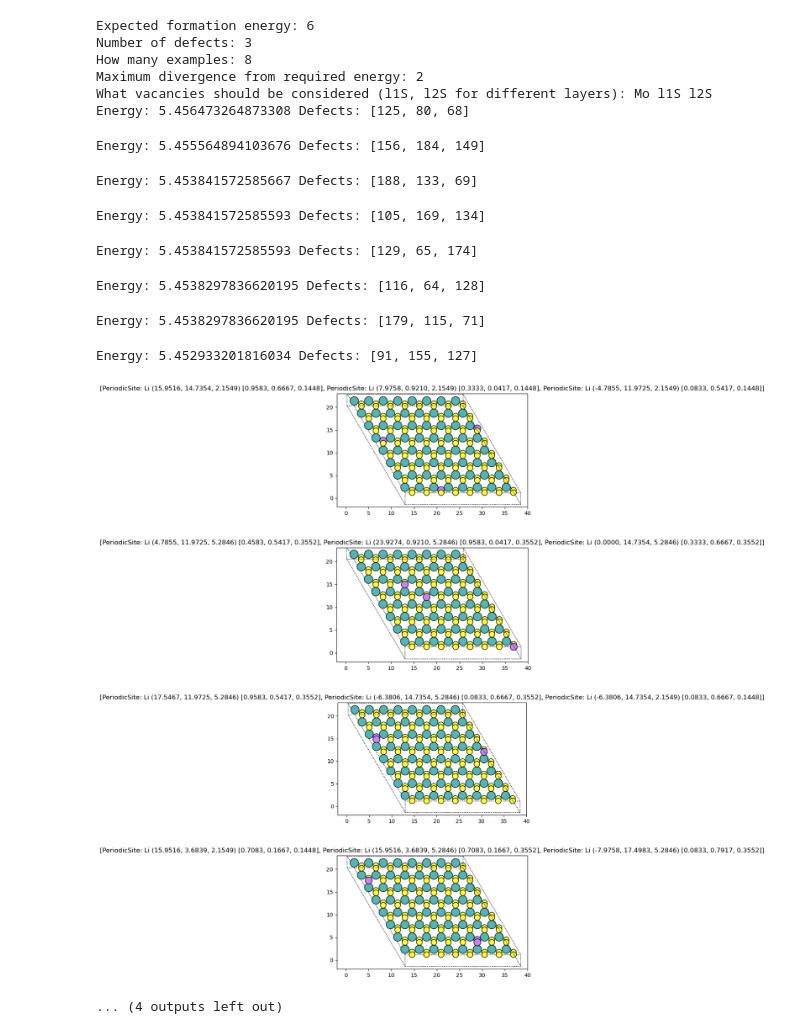
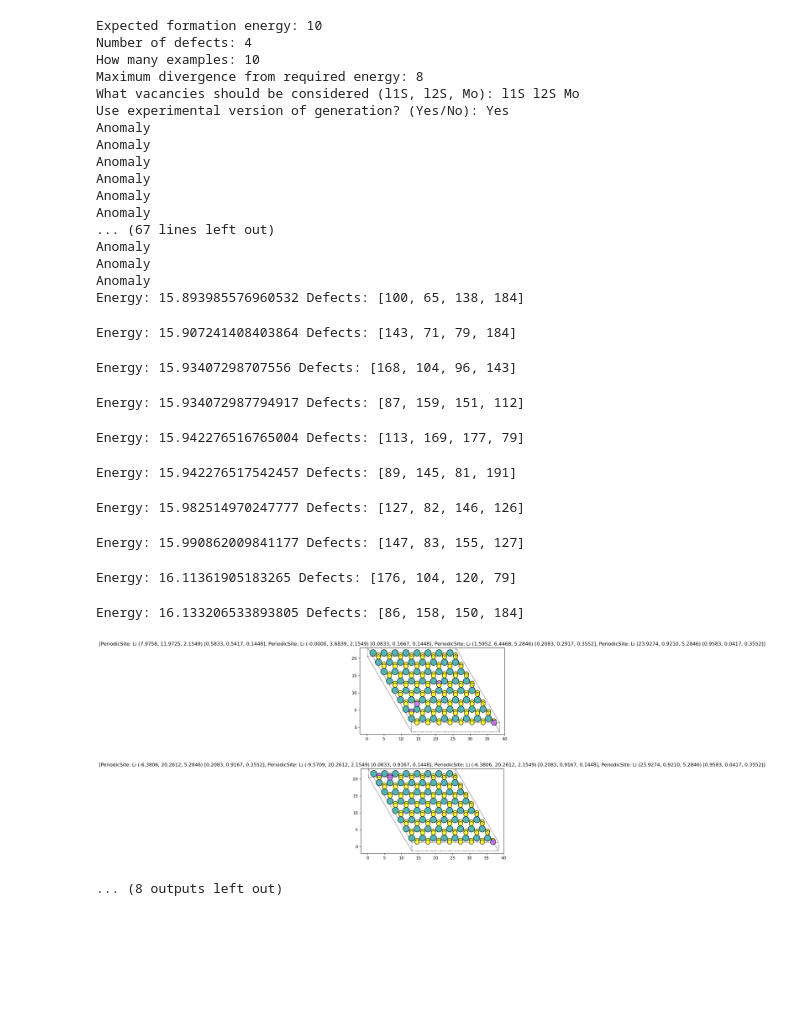
Before and after one commit to AndreyLebedinskiy/symbolic-regression-for-2d-materials, a Jupyter notebook: Get_coords.ipynb, the cells around one changed output. Cells and saved outputs as stored; diff of their text form; code cells hidden in the pictures; blank space fills up the shorter version.

Commit message:
added experimental modeling algortihm and additional documentation

```diff
--- a/Get_coords.ipynb
+++ b/Get_coords.ipynb
@@ -147,51 +271,70 @@ def applyDefects(defects):
 # %%
 dataBegin = pd.read_pickle('emptydata.pkl')
 dataBegin = dataBegin.iloc[0]
 dataBegin.defect_representation.clear()
 
-#elements = ['l1S','l2S','Mo'] #l1S, l2S - S vacancies from lower and higher lvls respectfuly
+energy = float(input("Expected formation energy: ")) #What formation energy we are trying to achive
+number_of_defects = int(input("Number of defects: ")) #How many defects should be used
+number_of_examples = int(input("How many examples: ")) #How many examples to display
+epsilon = float(input("Maximum divergence from required energy: ")) #By how much can the resulting energy vary form expected val
+elements = list(input("What vacancies should be considered (l1S, l2S, Mo): ").split()) #Vacancies of what elements can be used
 
-energy = float(input("Expected formation energy: "))
-number_of_defects = int(input("Number of defects: "))
-number_of_examples = int(input("How many examples: ")) #for 2 defects - < 9, for 3 - < 15
-epsilon = float(input("Maximum divergence from required energy: "))
-elements = list(input("What vacancies should be considered (l1S, l2S for different layers): ").split())
+#Choses whether to add variation to greedy algorithm or not
+isExperimental = input("Use experimental version of generation? (Yes/No): ")
 
+#Choose a starter function nased on the number of defects
+#Will be removed in favour of 'anyNumDefects'
 if number_of_defects == 2:
-    defects = twoDefects(energy, dataBegin, elements)
+    defects = twoDefects(energy, dataBegin, elements, isExperimental)
 elif number_of_defects == 3:
-    defects = threeDefects(energy, dataBegin, elements)
+    defects = threeDefects(energy, dataBegin, elements, isExperimental)
+elif number_of_defects > 3:
+    defects = anyNumDefects(energy, dataBegin, elements, number_of_defects, isExperimental)
 
+#Sort the structures with closes formation energy
 sortedDefects = sorted(defects, key=lambda x: (x[0] - energy)**2)
 
+#This segment filters structures based on the epsilon variation
+#Displays and saves successfully generated structures
 allData = pd.DataFrame()
-for i in range(number_of_examples):
+for i in range(min(number_of_examples, len(sortedDefects))):
     if abs(energy - sortedDefects[i][0]) <= epsilon:
         print("Energy:", sortedDefects[i][0], "Defects:", sortedDefects[i][1])
         newData = applyDefects(sortedDefects[i][1])
         printStructure(newData)
         allData = allData.append(newData)
     else:
         print("Other examples vary too much from the expected energy values\n")
         break
 # %% [output]
-Expected formation energy: 6
-Number of defects: 3
-How many examples: 8
-Maximum divergence from required energy: 2
-What vacancies should be considered (l1S, l2S for different layers): Mo l1S l2S
-Energy: 5.456473264873308 Defects: [125, 80, 68]
+Expected formation energy: 10
+Number of defects: 4
+How many examples: 10
+Maximum divergence from required energy: 8
+What vacancies should be considered (l1S, l2S, Mo): l1S l2S Mo
+Use experimental version of generation? (Yes/No): Yes
+Anomaly
+Anomaly
+Anomaly
+Anomaly
+Anomaly
+Anomaly
+... (67 lines left out)
+Anomaly
+Anomaly
+Anomaly
+Energy: 15.893985576960532 Defects: [100, 65, 138, 184]
-Energy: 5.455564894103676 Defects: [156, 184, 149]
+Energy: 15.907241408403864 Defects: [143, 71, 79, 184]
-Energy: 5.453841572585667 Defects: [188, 133, 69]
+Energy: 15.93407298707556 Defects: [168, 104, 96, 143]
-Energy: 5.453841572585593 Defects: [105, 169, 134]
+Energy: 15.934072987794917 Defects: [87, 159, 151, 112]
-Energy: 5.453841572585593 Defects: [129, 65, 174]
+Energy: 15.942276516765004 Defects: [113, 169, 177, 79]
-Energy: 5.4538297836620195 Defects: [116, 64, 128]
+Energy: 15.942276517542457 Defects: [89, 145, 81, 191]
-Energy: 5.4538297836620195 Defects: [179, 115, 71]
+Energy: 15.982514970247777 Defects: [127, 82, 146, 126]
-Energy: 5.452933201816034 Defects: [91, 155, 127]
+Energy: 15.990862009841177 Defects: [147, 83, 155, 127]
+Energy: 16.11361905183265 Defects: [176, 104, 120, 79]
+Energy: 16.133206533893805 Defects: [86, 158, 150, 184]
-[figure, old version]
+[figure, new version]
-[figure, old version]
+[figure, new version]
-[figure, removed]
-[figure, removed]
-... (4 outputs left out)
+... (8 outputs left out)
 # %%
 allData
```
Also changed, not shown: parts of 7 cells of this notebook.
